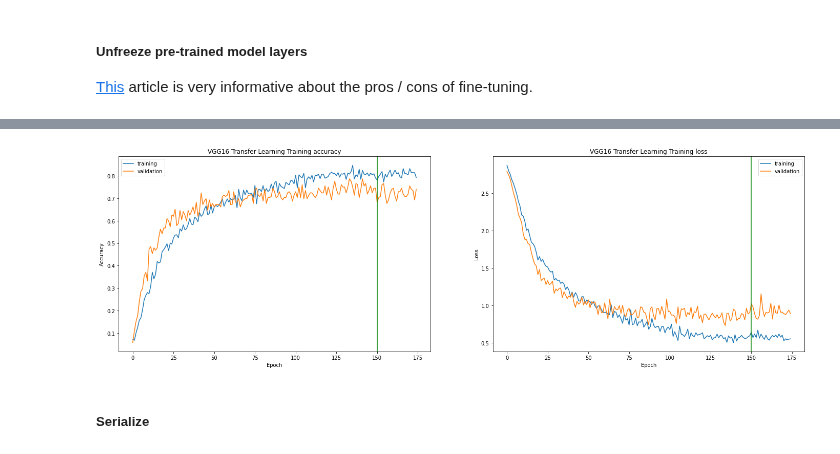
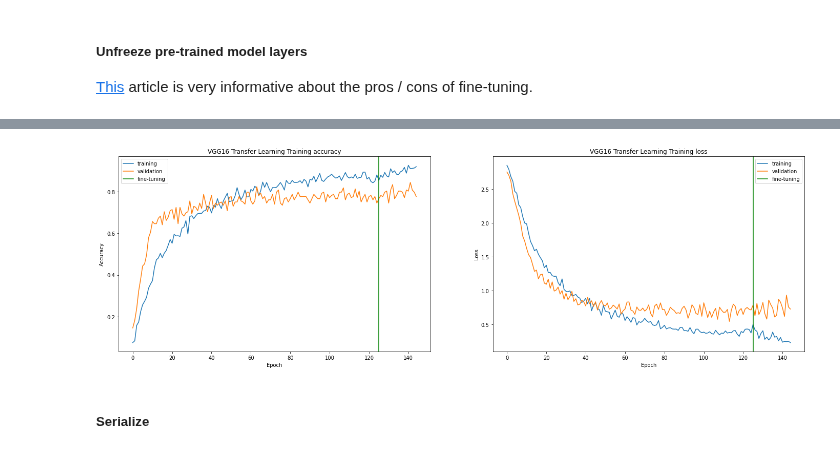
Before and after one commit to tduffy000/deep-learning-group, a Jupyter notebook: notebooks/Transfer_Learning.ipynb, the cells around one changed output, grey strips where cells are left out. Saved outputs shown, nothing was run; the diff lists cells and outputs as text; code cells hidden in the pictures.

```diff
--- a/notebooks/Transfer_Learning.ipynb
+++ b/notebooks/Transfer_Learning.ipynb
@@ -195,14 +191,14 @@ def generate_tl_network(
     return model
 # %%
 def decay_alpha_tl(epoch):
-  DECAY_EPOCH = 100
+  DECAY_EPOCH = 80
   if epoch < DECAY_EPOCH:
     return 0.0001
   else:
     return 0.0001 * tf.math.exp(0.1 * (DECAY_EPOCH - epoch))
 # %%
 BATCH_SIZE = 16
-EPOCHS = 150
+EPOCHS = 125
 # %%
 TL_DENSE_NODES = [
     [256, 128, 64],
@@ -282,3 +271,6 @@ VGG_FINE_TUNE_EPOCHS = 25 # Maybe this should be less
+# %%
+VGG_FINE_TUNE_LAYERS = 2
+VGG_FINE_TUNE_EPOCHS = 20
 # %%
 vgg_base_model.trainable = True
 # %%
@@ -311,24 +303,24 @@ Compiled model 2 by unfreezing last: 1 layers of VGG16.
 # %%
-best_vgg_model_idx = 0
+best_vgg_model_idx = 1
 final_vgg_model = fine_tuned_vgg_models[best_vgg_model_idx]
 # %%
 fig, (ax1, ax2) = plt.subplots(1,2, figsize=(24,7))
 ax1.plot(best_model_results.history['accuracy'] + fine_tuned_vgg_results[best_vgg_model_idx].history['accuracy'], label='training')
 ax1.plot(best_model_results.history['val_accuracy'] + fine_tuned_vgg_results[best_vgg_model_idx].history['val_accuracy'], label='validation')
 ax1.set_title('VGG16 Transfer Learning Training accuracy')
 ax1.set_ylabel('Accuracy')
 ax1.set_xlabel('Epoch')
-ax1.axvline(x=EPOCHS, c='green') # can we give this a label too?
+ax1.axvline(x=EPOCHS, c='green', label='fine-tuning')
 ax1.legend()
 ax2.plot(best_model_results.history['loss'] + fine_tuned_vgg_results[best_vgg_model_idx].history['loss'], label='training')
 ax2.plot(best_model_results.history['val_loss'] + fine_tuned_vgg_results[best_vgg_model_idx].history['val_loss'], label='validation')
 ax2.set_title('VGG16 Transfer Learning Training loss')
 ax2.set_ylabel('Loss')
 ax2.set_xlabel('Epoch')
-ax2.axvline(x=EPOCHS, c='green')
+ax2.axvline(x=EPOCHS, c='green', label='fine-tuning')
 _ = ax2.legend()
 # %% [output]
-[figure, old version]
+[figure, new version]
 # %% [markdown]
 ##### Serialize
 # %%
```
Also changed, not shown: parts of 20 cells of this notebook.
